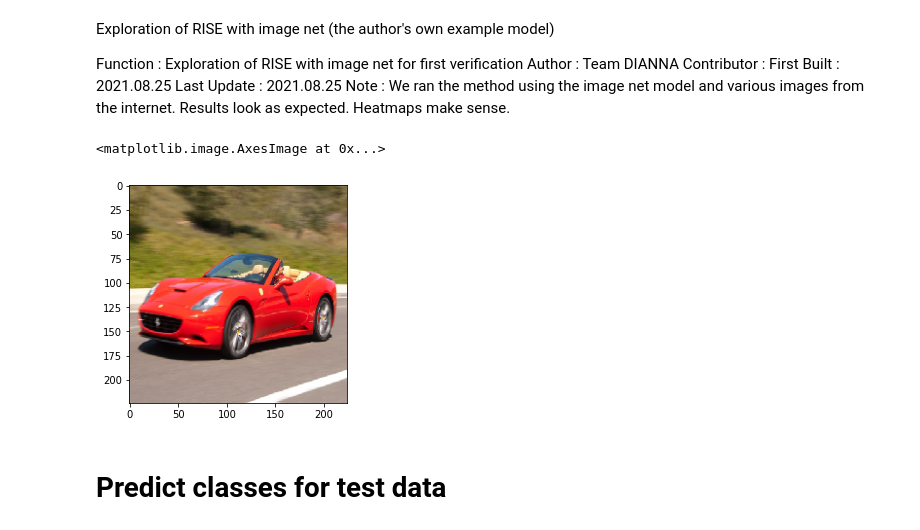
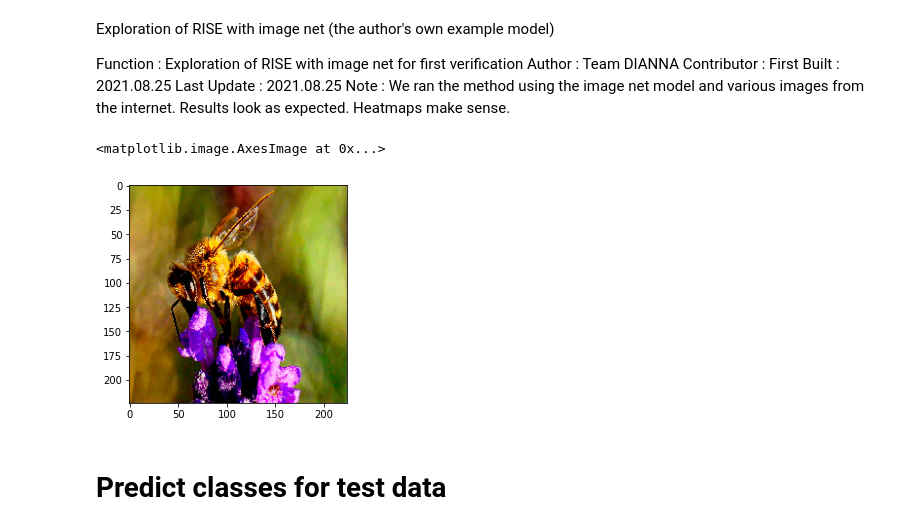
Before and after one commit to dianna-ai/dianna-exploration, a Jupyter notebook: example_data/xai_method_study/RISE/rise_imagenet.ipynb, the cells around one changed output. Saved outputs shown, nothing was run; the diff lists cells and outputs as text; code cells hidden in the pictures.

```diff
--- a/example_data/xai_method_study/RISE/rise_imagenet.ipynb
+++ b/example_data/xai_method_study/RISE/rise_imagenet.ipynb
@@ -43,11 +43,11 @@ def class_name(idx):
 # %%
 model = Model()
 # %%
-img, x = load_img('ferrari.jpg')
+img, x = load_img('bee.jpg')
 plt.imshow(img)
 # %% [output]
 <matplotlib.image.AxesImage at 0x...>
-[figure, old version]
+[figure, new version]
 # %% [markdown]
 # Predict classes for test data
 # %% [markdown]
```
Also changed, not shown: parts of 7 cells of this notebook, 1 other file.
